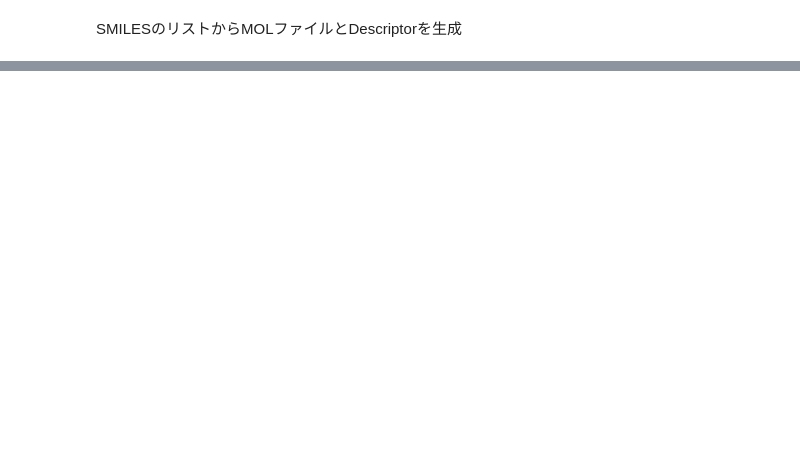
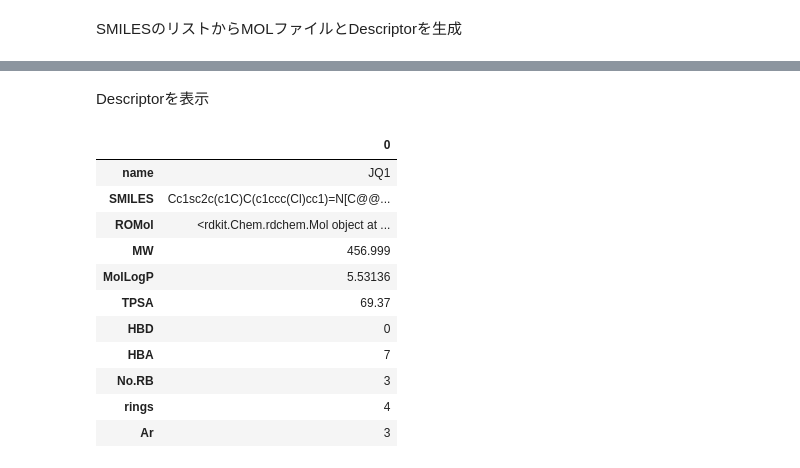
Before and after one commit to keetane/PDB, a Jupyter notebook: SMILES2descriptor.ipynb, the cells around one changed output, grey strips where cells are left out. Saved outputs shown, nothing was run; the diff lists cells and outputs as text; code cells hidden in the pictures; blank space fills up the shorter version.

```diff
--- a/SMILES2descriptor.ipynb
+++ b/SMILES2descriptor.ipynb
@@ -83,0 +104,13 @@ Draw.MolsToGridImage(df.ROMol,
+# %%
+mol = input('Molecule Name?')
+# mol = 'deucravacitinib'
+df = pd.DataFrame(columns=['name', 'SMILES'])
+df['name'] = [mol]
+df['SMILES'] = pcp.get_properties('IsomericSMILES', mol, 'name')[0]['IsomericSMILES']
+df['ROMol'] = df.SMILES.map(lambda x: Chem.MolFromSmiles(x))
+Draw.MolsToGridImage(df.ROMol,
+                     molsPerRow=3,
+                     subImgSize=(300,200),
+                     legends= list(df.name),
+                     useSVG=True
+                     )
@@ -83,0 +119,27 @@ Draw.MolsToGridImage(df.ROMol,
+# %% [markdown]
+Descriptorを表示
+# %%
+df['ROMol'] = df.SMILES.map(lambda x: Chem.MolFromSmiles(x))
+df['SMILES'] = df.ROMol.map(lambda x: Chem.MolToSmiles(x))
+df['MW'] = df.ROMol.map(Descriptors.MolWt)
+df['MolLogP'] = df.ROMol.map(Descriptors.MolLogP)
+df['TPSA'] = df.ROMol.map(Descriptors.TPSA)
+df['HBD'] = df.ROMol.map(Descriptors.NumHDonors)
+df['HBA'] = df.ROMol.map(Descriptors.NumHAcceptors)
+df['No.RB'] = df.ROMol.map(Descriptors.NumRotatableBonds)
+df['rings'] = df.ROMol.map(AllChem.CalcNumRings)
+df['Ar'] = df.ROMol.map(Descriptors.NumAromaticRings)
+df.T
+# %% [output]
+|  | 0 |
+| name | JQ1 |
+| SMILES | Cc1sc2c(c1C)C(c1ccc(Cl)cc1)=N[C@@... |
+| ROMol | <rdkit.Chem.rdchem.Mol object at ... |
+| MW | 456.999 |
+| MolLogP | 5.53136 |
+| TPSA | 69.37 |
+| HBD | 0 |
+| HBA | 7 |
+| No.RB | 3 |
+| rings | 4 |
+| Ar | 3 |
```
Also changed, not shown: parts of 21 cells of this notebook.
